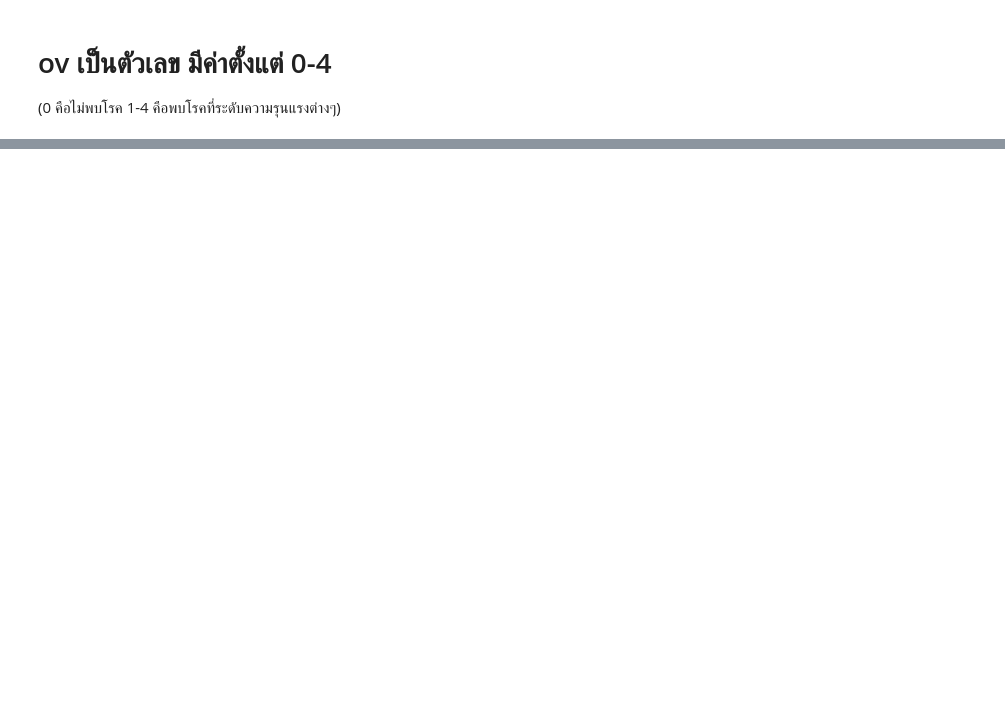
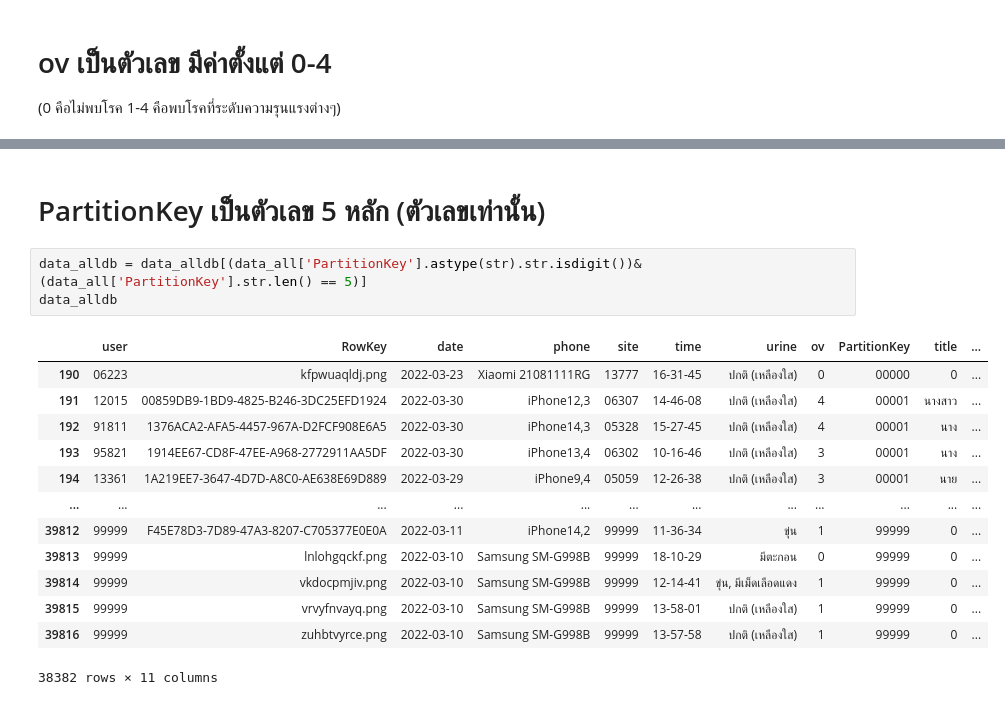
Before and after one commit to 6230204351/data_viz_2022, a Jupyter notebook: Final_Exam.ipynb, the cells around one changed output, grey strips where cells are left out. Drawn from its saved outputs; the diff is of its cells as text; blank space fills up the shorter version.

```diff
--- a/Final_Exam.ipynb
+++ b/Final_Exam.ipynb
@@ -389,0 +408,19 @@ NameError: ignored
+# %% [markdown]
+# PartitionKey เป็นตัวเลข 5 หลัก (ตัวเลขเท่านั้น)
+# %%
+data_alldb = data_alldb[(data_all['PartitionKey'].astype(str).str.isdigit())& (data_all['PartitionKey'].str.len() == 5)]
+data_alldb
+# %% [output]
+|  | user | RowKey | date | phone | site | time | urine | ov | PartitionKey | title | ... |
+| 190 | 06223 | kfpwuaqldj.png | 2022-03-23 | Xiaomi 21081111RG | 13777 | 16-31-45 | ปกติ (เหลืองใส) | 0 | 00000 | 0 | ... |
+| 191 | 12015 | 00859DB9-1BD9-4825-B246-3DC25EFD1924 | 2022-03-30 | iPhone12,3 | 06307 | 14-46-08 | ปกติ (เหลืองใส) | 4 | 00001 | นางสาว | ... |
+| 192 | 91811 | 1376ACA2-AFA5-4457-967A-D2FCF908E6A5 | 2022-03-30 | iPhone14,3 | 05328 | 15-27-45 | ปกติ (เหลืองใส) | 4 | 00001 | นาง | ... |
+| 193 | 95821 | 1914EE67-CD8F-47EE-A968-2772911AA5DF | 2022-03-30 | iPhone13,4 | 06302 | 10-16-46 | ปกติ (เหลืองใส) | 3 | 00001 | นาง | ... |
+| 194 | 13361 | 1A219EE7-3647-4D7D-A8C0-AE638E69D889 | 2022-03-29 | iPhone9,4 | 05059 | 12-26-38 | ปกติ (เหลืองใส) | 3 | 00001 | นาย | ... |
+| ... | ... | ... | ... | ... | ... | ... | ... | ... | ... | ... | ... |
+| 39812 | 99999 | F45E78D3-7D89-47A3-8207-C705377E0E0A | 2022-03-11 | iPhone14,2 | 99999 | 11-36-34 | ขุ่น | 1 | 99999 | 0 | ... |
+| 39813 | 99999 | lnlohgqckf.png | 2022-03-10 | Samsung SM-G998B | 99999 | 18-10-29 | มีตะกอน | 0 | 99999 | 0 | ... |
+| 39814 | 99999 | vkdocpmjiv.png | 2022-03-10 | Samsung SM-G998B | 99999 | 12-14-41 | ขุ่น, มีเม็ดเลือดแดง | 1 | 99999 | 0 | ... |
+| 39815 | 99999 | vrvyfnvayq.png | 2022-03-10 | Samsung SM-G998B | 99999 | 13-58-01 | ปกติ (เหลืองใส) | 1 | 99999 | 0 | ... |
+| 39816 | 99999 | zuhbtvyrce.png | 2022-03-10 | Samsung SM-G998B | 99999 | 13-57-58 | ปกติ (เหลืองใส) | 1 | 99999 | 0 | ... |
+38382 rows × 11 columns
```
Also changed, not shown: parts of 42 cells of this notebook.
